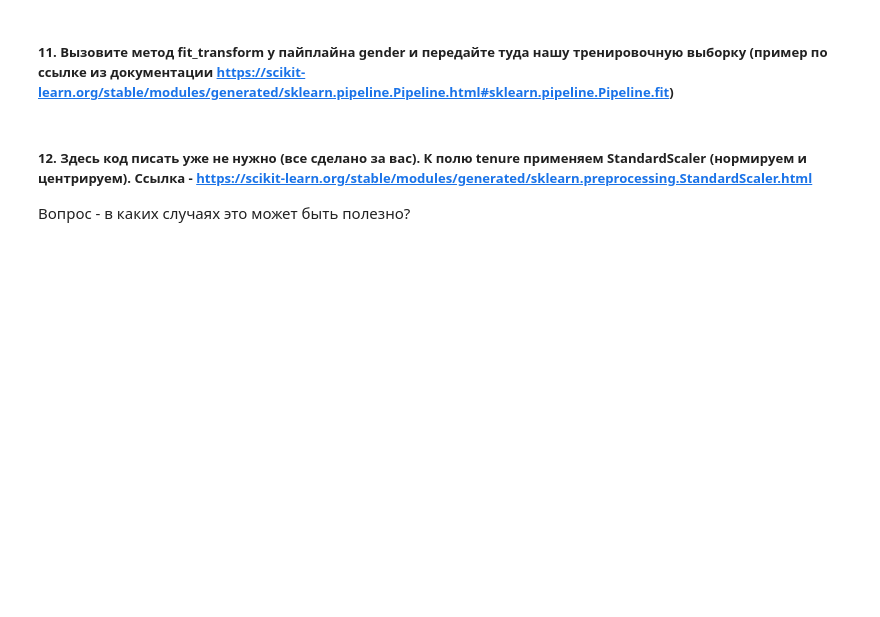
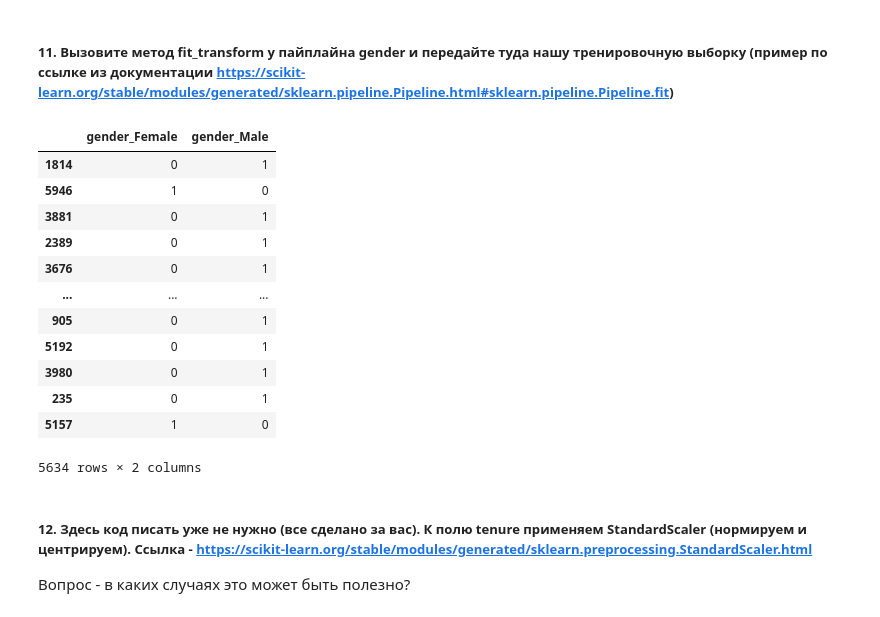
Before and after one commit to Vol4oks/ML_in_business, a Jupyter notebook: lection1_materials/HW1.ipynb, the cells around one changed output. Saved outputs shown, nothing was run; the diff lists cells and outputs as text; code cells hidden in the pictures; blank space fills up the shorter version.

```diff
--- a/lection1_materials/HW1.ipynb
+++ b/lection1_materials/HW1.ipynb
@@ -70,0 +132,5 @@ df.head(3)
+# %%
+#Ваш код здесь
+df['Churn'].replace('Yes', 1, inplace=True)
+df['Churn'].replace('No', 0, inplace=True)
+df['Churn'].head()
@@ -74,0 +146,7 @@ df.head(3)
+# %%
+#Ваш код здесь
+columns = ['StreamingMovies', 'StreamingTV', 'TechSupport']
+to_replace = {'Yes': 1, 'No': 0, 'No internet service': 0}
+
+df[columns] = df[columns].applymap(to_replace.get)
+df[columns].head()
@@ -82,3 +186,6 @@ df.head(3)
 columns = ['gender', 'tenure', 'PhoneService', 'TotalCharges',
            'StreamingMovies', 'StreamingTV', 'TechSupport', 'Churn']
 #Ваш код здесь
+
+df.drop(columns=[col for col in df.columns if col not in columns], axis=1, inplace=True)
+df.info()
@@ -90,3 +213,5 @@ from sklearn.model_selection import train_test_split
 features = ['gender', 'tenure', 'PhoneService', 'TotalCharges', 'StreamingMovies', 'StreamingTV', 'TechSupport']
 target = 'Churn'
 #Ваш код здесь
+X_train, X_test, y_train, y_test = train_test_split(df[features], df[target], test_size=0.2, random_state=1)
+X_train.shape, X_test.shape, y_train.shape, y_test.shape
@@ -148,6 +275,21 @@ gender = Pipeline([
 ##### 11. Вызовите метод fit_transform у пайплайна gender и передайте туда нашу тренировочную выборку (пример по ссылке из документации https://scikit-learn.org/stable/modules/generated/sklearn.pipeline.Pipeline.html#sklearn.pipeline.Pipeline.fit)
 # %%
 #Ваш код здесь
+gender.fit_transform(X_train)
+# %% [output]
+|  | gender_Female | gender_Male |
+| 1814 | 0 | 1 |
+| 5946 | 1 | 0 |
+| 3881 | 0 | 1 |
+| 2389 | 0 | 1 |
+| 3676 | 0 | 1 |
+| ... | ... | ... |
+| 905 | 0 | 1 |
+| 5192 | 0 | 1 |
+| 3980 | 0 | 1 |
+| 235 | 0 | 1 |
+| 5157 | 1 | 0 |
+5634 rows × 2 columns
 # %% [markdown]
 ##### 12. Здесь код писать уже не нужно (все сделано за вас). К полю tenure применяем StandardScaler (нормируем и центрируем). Ссылка - https://scikit-learn.org/stable/modules/generated/sklearn.preprocessing.StandardScaler.html
 Вопрос - в каких случаях это может быть полезно?
```
Also changed, not shown: parts of 22 cells of this notebook, 1 other file.
